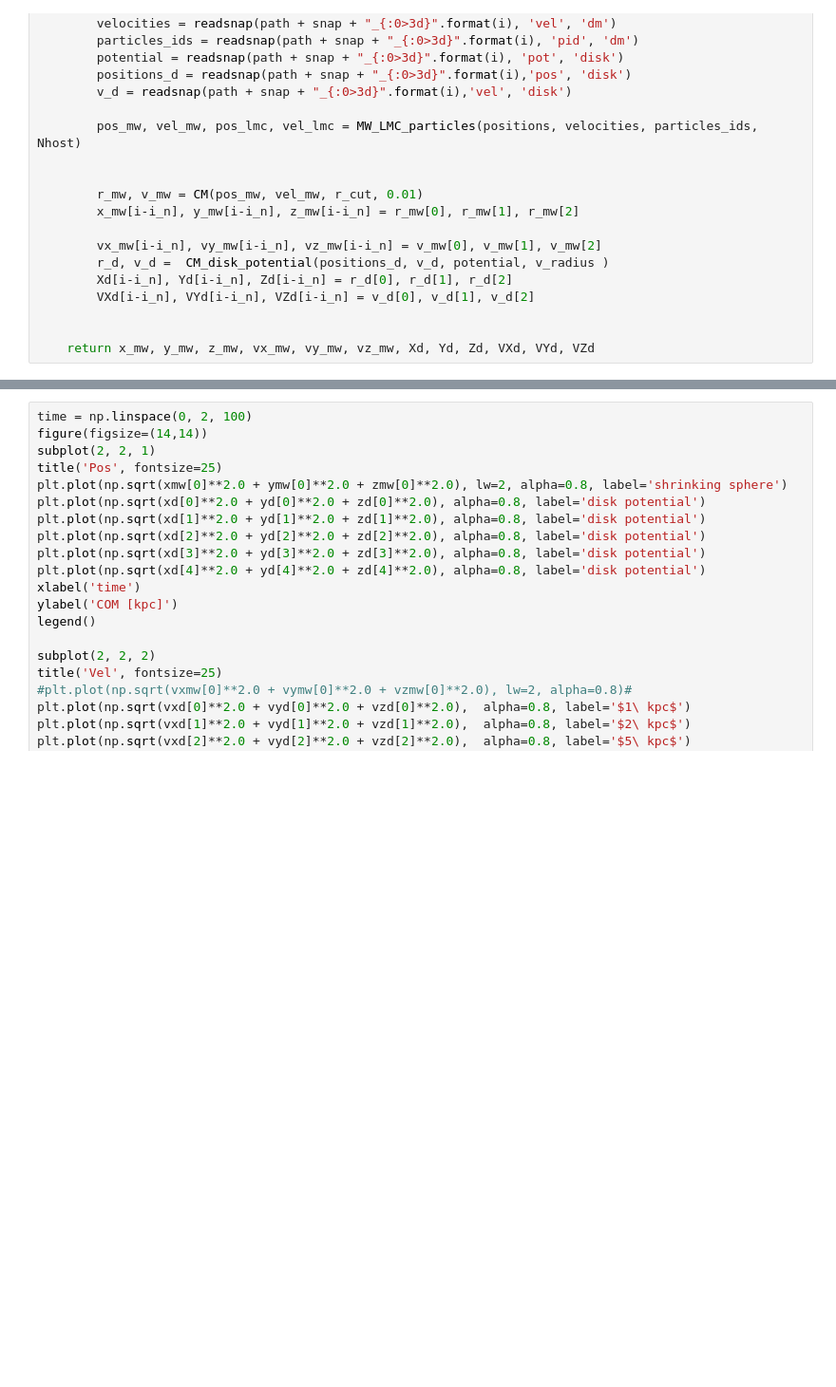
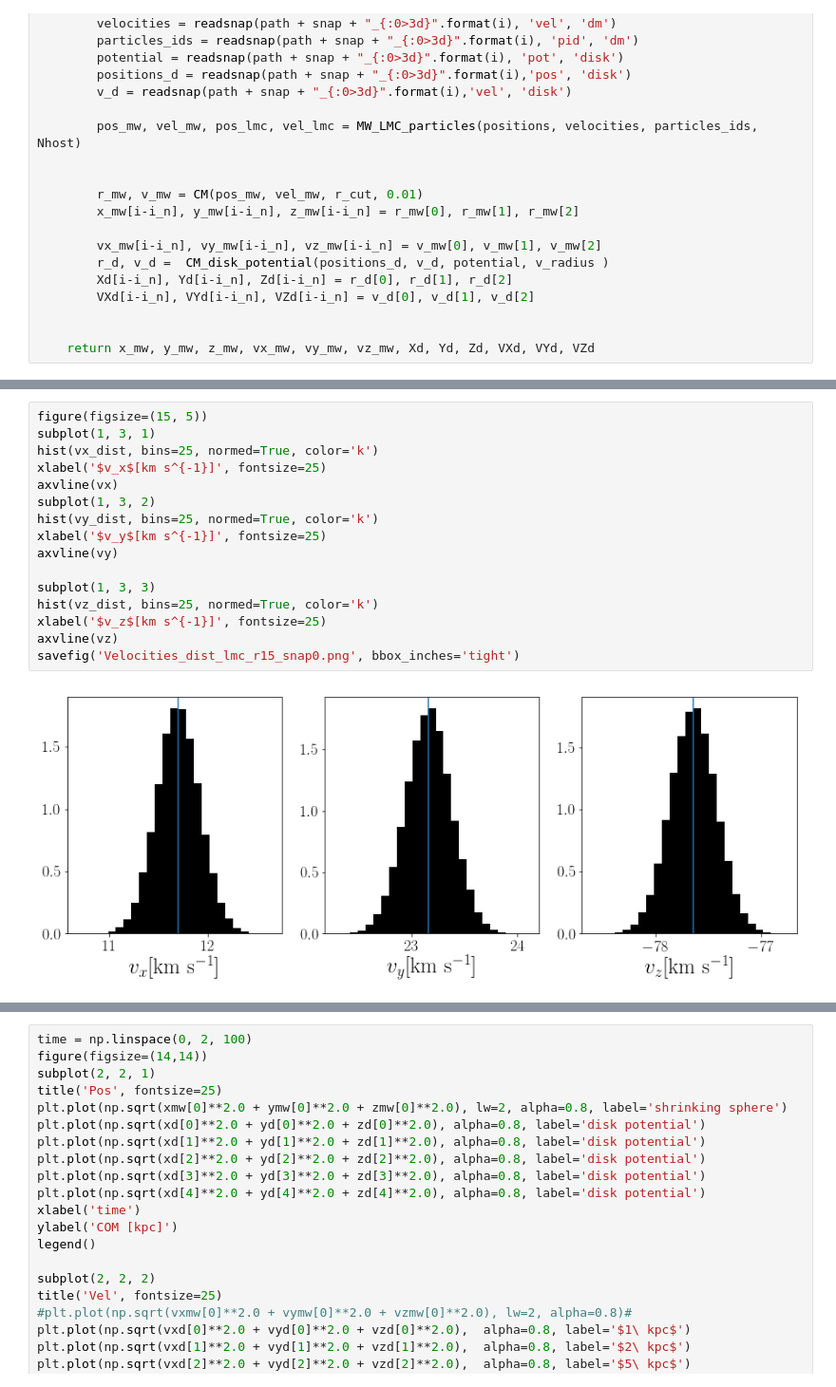
Before and after one commit to jngaravitoc/LMC-MW, a Jupyter notebook: code/CM/CM_method_description.ipynb, the cells around one changed output, grey strips where cells are left out. Shown: that part at 95% size. Cells and saved outputs as stored; diff of their text form; blank space fills up the shorter version.

```diff
--- a/code/CM/CM_method_description.ipynb
+++ b/code/CM/CM_method_description.ipynb
@@ -322,0 +428,18 @@ array([[ 0.,  0.,  0.,  0.,  0.,  0.,  0.,  0.,  0.,  0.,  0.,  0.,  0.,
+# %%
+figure(figsize=(15, 5))
+subplot(1, 3, 1)
+hist(vx_dist, bins=25, normed=True, color='k')
+xlabel('$v_x$[km s^{-1}]', fontsize=25)
+axvline(vx)
+subplot(1, 3, 2)
+hist(vy_dist, bins=25, normed=True, color='k')
+xlabel('$v_y$[km s^{-1}]', fontsize=25)
+axvline(vy)
+
+subplot(1, 3, 3)
+hist(vz_dist, bins=25, normed=True, color='k')
+xlabel('$v_z$[km s^{-1}]', fontsize=25)
+axvline(vz)
+savefig('Velocities_dist_lmc_r15_snap0.png', bbox_inches='tight')
+# %% [output]
+[figure, added]
```
Also changed, not shown: parts of 18 cells of this notebook.
